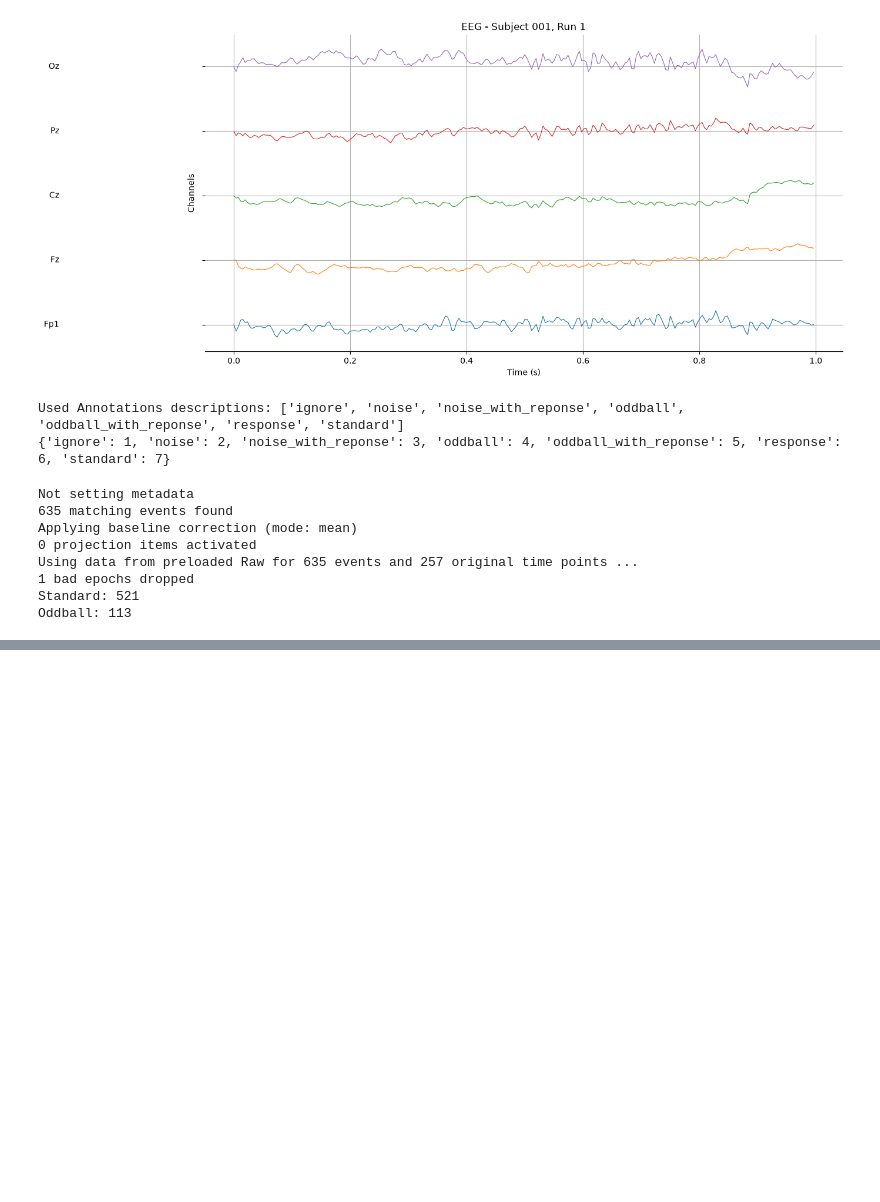
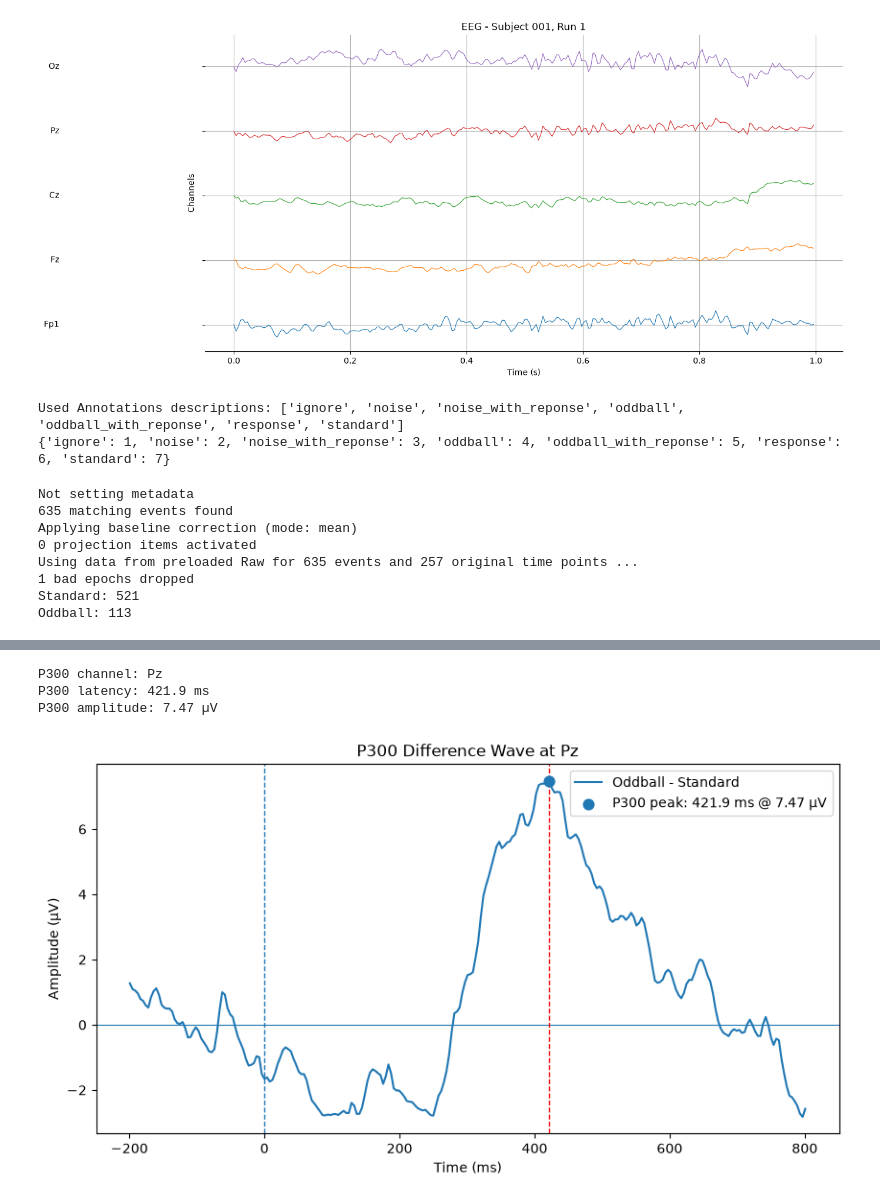
Before and after one commit to fafou7UBC/EEG_project, a Jupyter notebook: project1_openneuro/notebooks/02_erp_p300.ipynb, the cells around one changed output, grey strips where cells are left out. Cells and saved outputs as stored; diff of their text form; code cells hidden in the pictures; blank space fills up the shorter version.

```diff
--- a/project1_openneuro/notebooks/02_erp_p300.ipynb
+++ b/project1_openneuro/notebooks/02_erp_p300.ipynb
@@ -202 +202,61 @@ Oddball epochs: 113
 [<Figure size 800x600 with 2 Axes>]
+# %%
+# Create an oddball-minus-standard difference ERP.
+difference_erp = mne.combine_evoked(
+    [oddball_erp, standard_erp],
+    weights=[1, -1]
+)
+
+# Keep only electrode Pz for P300 peak analysis.
+pz_difference = difference_erp.copy().pick(["Pz"])
+
+# Find the largest positive peak between 250 and 500 ms.
+channel, latency, amplitude = pz_difference.get_peak(
+    tmin=0.25,
+    tmax=0.50,
+    mode="pos",
+    return_amplitude=True
+)
+
+# Convert MNE units into milliseconds and microvolts.
+latency_ms = latency * 1000
+amplitude_uv = amplitude * 1e6
+
+# Print P300 measurements.
+print("P300 channel:", channel)
+print("P300 latency:", round(latency_ms, 1), "ms")
+print("P300 amplitude:", round(amplitude_uv, 2), "µV")
+
+# Prepare waveform for plotting.
+times_ms = pz_difference.times * 1000
+signal_uv = pz_difference.data[0] * 1e6
+
+# Plot the difference waveform and mark the detected P300 peak.
+plt.figure(figsize=(10, 5))
+
+plt.plot(times_ms, signal_uv, label="Oddball - Standard")
+plt.axvline(0, linestyle="--", linewidth=1)
+plt.axhline(0, linewidth=0.8)
+plt.axvline(latency_ms, linestyle="--", linewidth=1,color="red")
+
+plt.scatter(
+    latency_ms,
+    amplitude_uv,
+    s=60,
+    zorder=3,
+    label=f"P300 peak: {latency_ms:.1f} ms @ {amplitude_uv:.2f} µV"
+)
+
+
+
+plt.xlabel("Time (ms)")
+plt.ylabel("Amplitude (µV)")
+plt.title("P300 Difference Wave at Pz")
+plt.legend()
+
+plt.show()
+# %% [output]
+P300 channel: Pz
+P300 latency: 421.9 ms
+P300 amplitude: 7.47 µV
+[figure, added]
```
Also changed, not shown: parts of 3 cells of this notebook.
